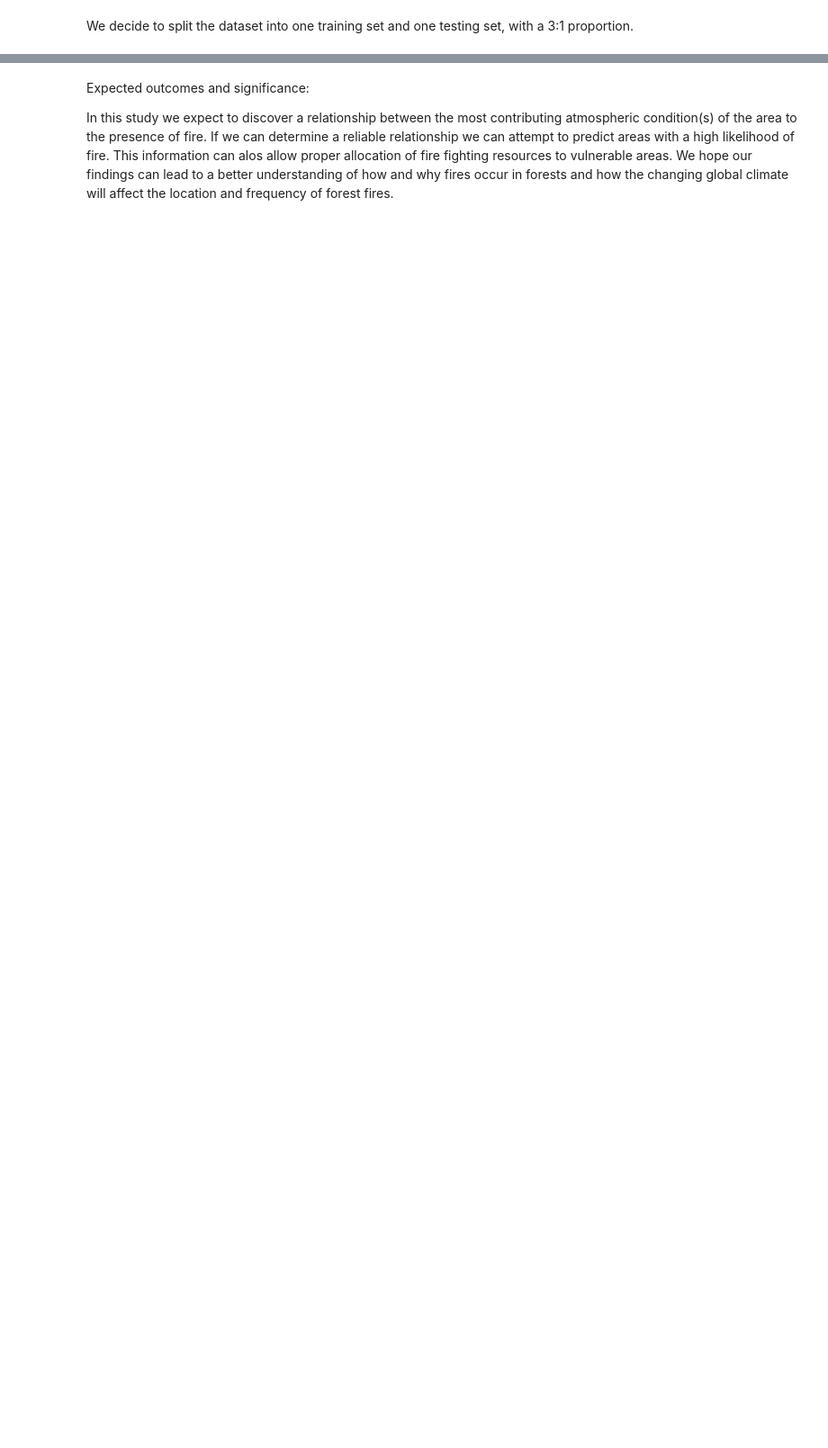
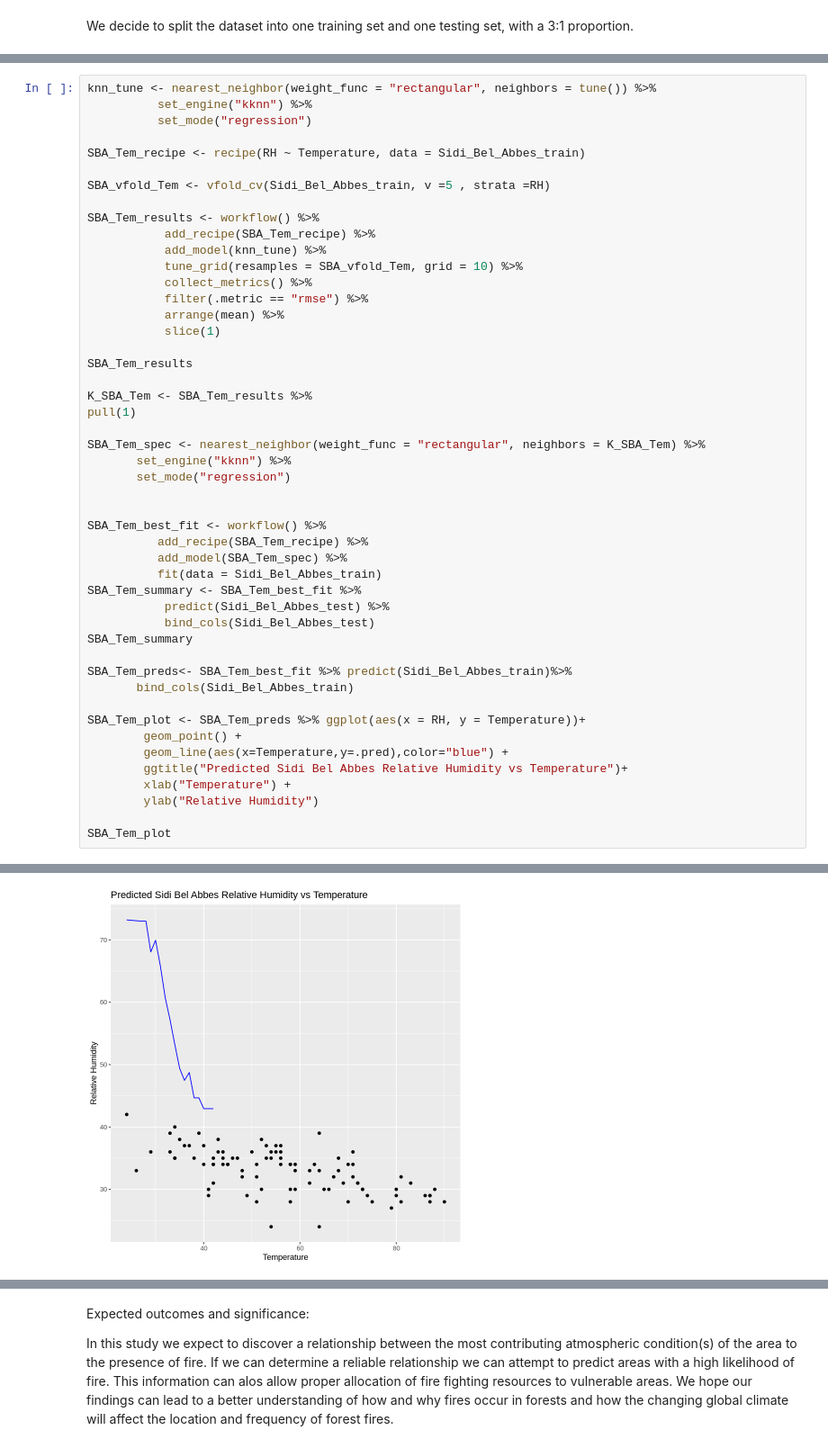
Before and after one commit to Bchau02/DSCI-100-Group-11-Project, a Jupyter notebook: Project.ipynb, the cells around one changed output, grey strips where cells are left out. Shown: that part at 90% size. Cells and saved outputs as stored; diff of their text form; blank space fills up the shorter version.

Commit message:
Regression

```diff
--- a/Project.ipynb
+++ b/Project.ipynb
@@ -268,0 +265,49 @@ Sidi_Bel_Abbes_RH
+# %%
+knn_tune <- nearest_neighbor(weight_func = "rectangular", neighbors = tune()) %>%
+          set_engine("kknn") %>%
+          set_mode("regression")
+
+SBA_Tem_recipe <- recipe(RH ~ Temperature, data = Sidi_Bel_Abbes_train)
+
+SBA_vfold_Tem <- vfold_cv(Sidi_Bel_Abbes_train, v =5 , strata =RH)
+
+SBA_Tem_results <- workflow() %>%
+           add_recipe(SBA_Tem_recipe) %>%
+           add_model(knn_tune) %>%
+           tune_grid(resamples = SBA_vfold_Tem, grid = 10) %>%
+           collect_metrics() %>%
+           filter(.metric == "rmse") %>%
+           arrange(mean) %>%
+           slice(1)
+
+SBA_Tem_results
+
+K_SBA_Tem <- SBA_Tem_results %>%
+pull(1)
+
+SBA_Tem_spec <- nearest_neighbor(weight_func = "rectangular", neighbors = K_SBA_Tem) %>%
+       set_engine("kknn") %>%
+       set_mode("regression")
+
+
+SBA_Tem_best_fit <- workflow() %>%
+          add_recipe(SBA_Tem_recipe) %>%
+          add_model(SBA_Tem_spec) %>%
+          fit(data = Sidi_Bel_Abbes_train)
+SBA_Tem_summary <- SBA_Tem_best_fit %>%
+           predict(Sidi_Bel_Abbes_test) %>%
+           bind_cols(Sidi_Bel_Abbes_test)
+SBA_Tem_summary
+
+SBA_Tem_preds<- SBA_Tem_best_fit %>% predict(Sidi_Bel_Abbes_train)%>%
+       bind_cols(Sidi_Bel_Abbes_train)
+
+SBA_Tem_plot <- SBA_Tem_preds %>% ggplot(aes(x = RH, y = Temperature))+
+        geom_point() +
+        geom_line(aes(x=Temperature,y=.pred),color="blue") +
+        ggtitle("Predicted Sidi Bel Abbes Relative Humidity vs Temperature")+
+        xlab("Temperature") +
+        ylab("Relative Humidity")
+
+SBA_Tem_plot
+# %% [output]
@@ -268,0 +337 @@ Sidi_Bel_Abbes_RH
+[figure, added]
```
Also changed, not shown: parts of 5 cells of this notebook.
